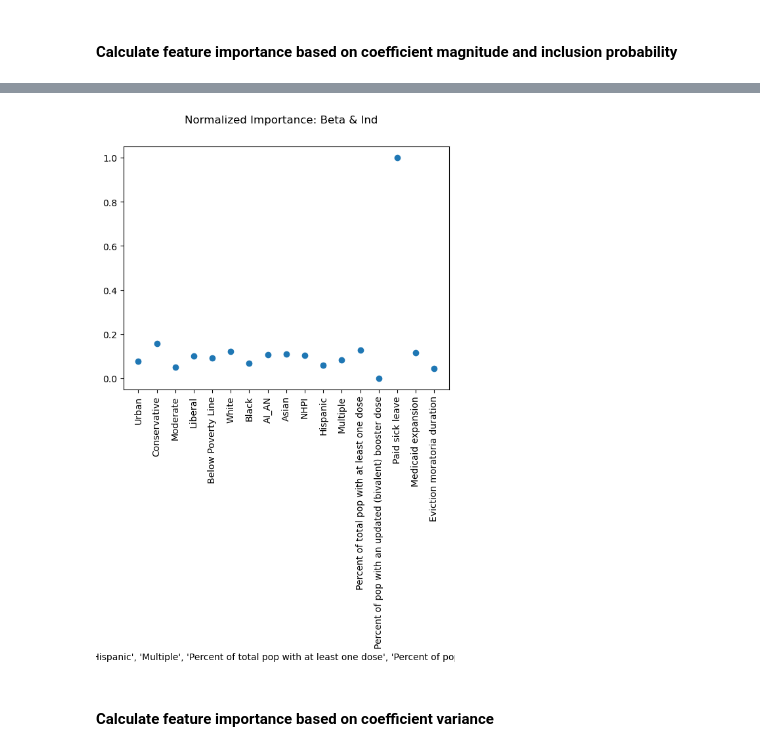
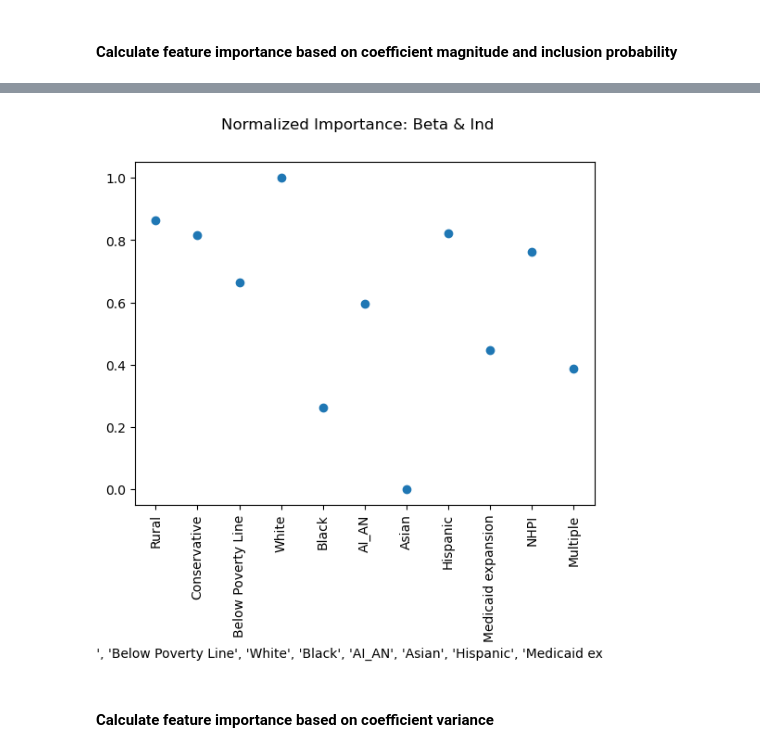
Before and after one commit to AshleyFishGeophys/HouseholdPulse_BVS, a Jupyter notebook: Household_Pulse_Data_2025.ipynb, the cells around one changed output, grey strips where cells are left out. Cells and saved outputs as stored; diff of their text form; code cells hidden in the pictures.

```diff
--- a/Household_Pulse_Data_2025.ipynb
+++ b/Household_Pulse_Data_2025.ipynb
@@ -1412,10 +1373,10 @@ beta_test = beta_raw
 # %%
 # importance_1 = np.multiply(ind_means.values.flatten(), np.abs(beta_means.values).flatten())
 # importance_1 = np.multiply(ind_means.values.flatten(), np.abs(beta_raw.values).flatten())
-importance_1 = np.multiply(ind_means.values.flatten(), beta_raw.values.flatten())
+importance_1_tpe = np.multiply(ind_means_tpe.values.flatten(), beta_raw_tpe.values.flatten())
 
 # Normalize importance from 0-1. Is this necessary?
-normalized_importance_1 = (importance_1 - importance_1.min()) / (importance_1.max() - importance_1.min())
+normalized_importance_1_tpe = (importance_1_tpe - importance_1_tpe.min()) / (importance_1_tpe.max() - importance_1_tpe.min())
 
 # importance
 # %%
@@ -1428,9 +1389,9 @@ plot_importance(importance_1, x_labels, importance_type="Normalized Importance:
 # %%
-x_labels = list(df_variables.columns)
+x_labels_tpe = list(df_variables_final.columns)
 
-plot_importance(normalized_importance_1, x_labels, importance_type="Normalized Importance: Beta & Ind")
+plot_importance(normalized_importance_1_tpe, x_labels_tpe, importance_type="Normalized Importance: Beta & Ind")
 # %% [output]
-[figure, old version]
+[figure, new version]
 # %% [markdown]
 #### Calculate feature importance based on coefficient variance
 # %%
```
Also changed, not shown: parts of 35 cells of this notebook, 1 other file.
